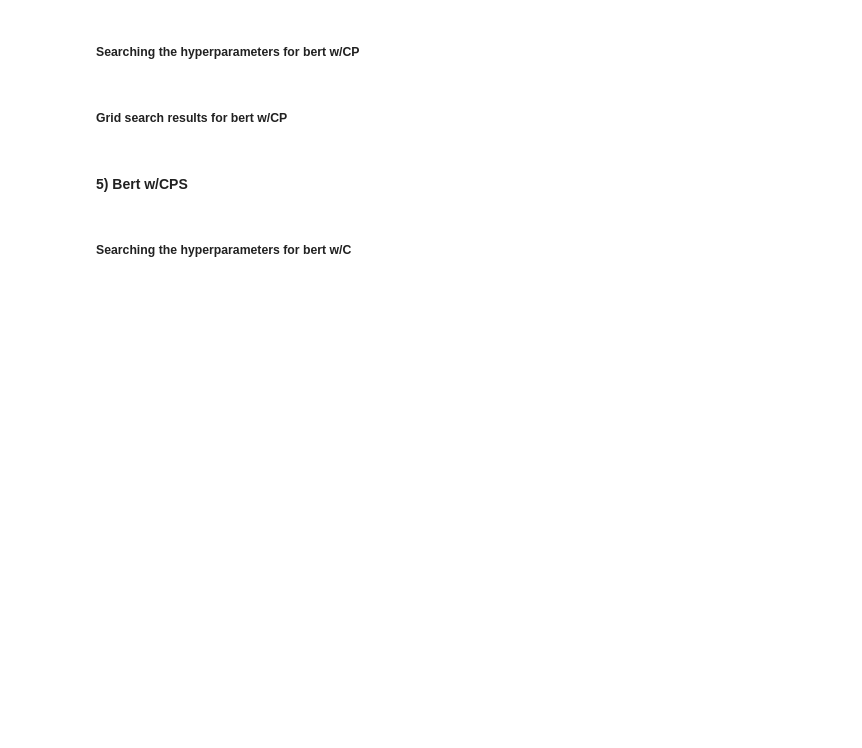
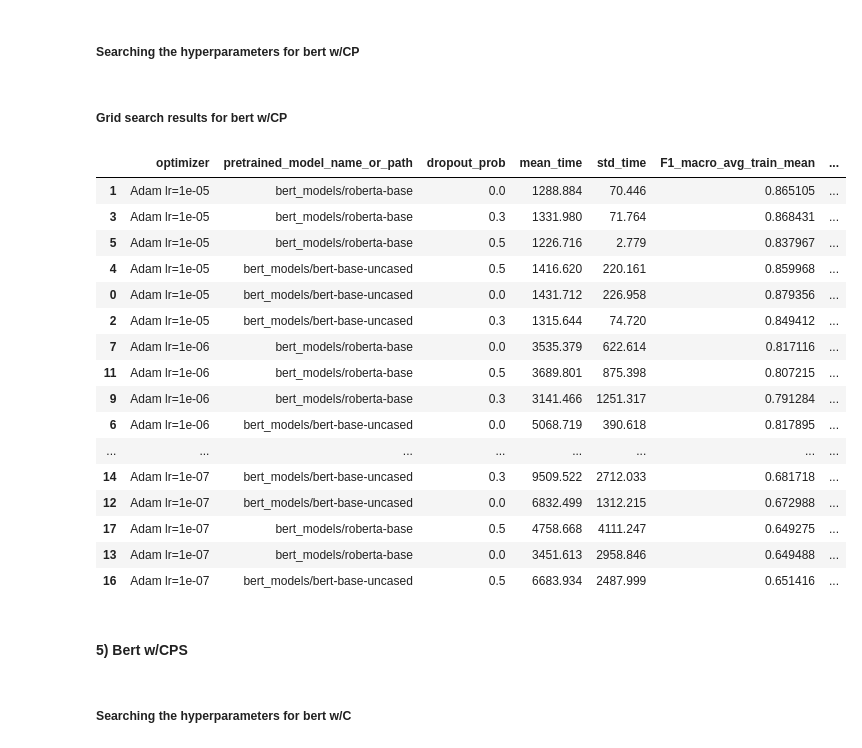
Before and after one commit to GianM0027/NLP_homework_2, a Jupyter notebook: main_notebook.ipynb, the cells around one changed output. Saved outputs shown, nothing was run; the diff lists cells and outputs as text; code cells hidden in the pictures; blank space fills up the shorter version.

```diff
--- a/main_notebook.ipynb
+++ b/main_notebook.ipynb
@@ -465,8 +419,26 @@ if RUN_BERTWO_GRID_SEARCH:
 ##### Grid search results for bert w/CP
 # %%
 BerTwo_grid_search_results_df = joblib.load(BERTWO_GRID_SEARCH_RESULTS_PATH)
-BerTwo_grid_search_results_df = BerTwo_grid_search_results_df.sort_values(by='F1_macro_val_mean', ascending=False)
+BerTwo_grid_search_results_df = BerTwo_grid_search_results_df.sort_values(by='F1_macro_avg_val_mean', ascending=False)
 BerTwo_grid_search_results_df
+# %% [output]
+|  | optimizer | pretrained_model_name_or_path | dropout_prob | mean_time | std_time | F1_macro_avg_train_mean | ... |
+| 1 | Adam lr=1e-05 | bert_models/roberta-base | 0.0 | 1288.884 | 70.446 | 0.865105 | ... |
+| 3 | Adam lr=1e-05 | bert_models/roberta-base | 0.3 | 1331.980 | 71.764 | 0.868431 | ... |
+| 5 | Adam lr=1e-05 | bert_models/roberta-base | 0.5 | 1226.716 | 2.779 | 0.837967 | ... |
+| 4 | Adam lr=1e-05 | bert_models/bert-base-uncased | 0.5 | 1416.620 | 220.161 | 0.859968 | ... |
+| 0 | Adam lr=1e-05 | bert_models/bert-base-uncased | 0.0 | 1431.712 | 226.958 | 0.879356 | ... |
+| 2 | Adam lr=1e-05 | bert_models/bert-base-uncased | 0.3 | 1315.644 | 74.720 | 0.849412 | ... |
+| 7 | Adam lr=1e-06 | bert_models/roberta-base | 0.0 | 3535.379 | 622.614 | 0.817116 | ... |
+| 11 | Adam lr=1e-06 | bert_models/roberta-base | 0.5 | 3689.801 | 875.398 | 0.807215 | ... |
+| 9 | Adam lr=1e-06 | bert_models/roberta-base | 0.3 | 3141.466 | 1251.317 | 0.791284 | ... |
+| 6 | Adam lr=1e-06 | bert_models/bert-base-uncased | 0.0 | 5068.719 | 390.618 | 0.817895 | ... |
+| ... | ... | ... | ... | ... | ... | ... | ... |
+| 14 | Adam lr=1e-07 | bert_models/bert-base-uncased | 0.3 | 9509.522 | 2712.033 | 0.681718 | ... |
+| 12 | Adam lr=1e-07 | bert_models/bert-base-uncased | 0.0 | 6832.499 | 1312.215 | 0.672988 | ... |
+| 17 | Adam lr=1e-07 | bert_models/roberta-base | 0.5 | 4758.668 | 4111.247 | 0.649275 | ... |
+| 13 | Adam lr=1e-07 | bert_models/roberta-base | 0.0 | 3451.613 | 2958.846 | 0.649488 | ... |
+| 16 | Adam lr=1e-07 | bert_models/bert-base-uncased | 0.5 | 6683.934 | 2487.999 | 0.651416 | ... |
 # %% [markdown]
 #### 5) Bert w/CPS
 # %% [markdown]
```
Also changed, not shown: parts of 37 cells of this notebook, 10 other files.
